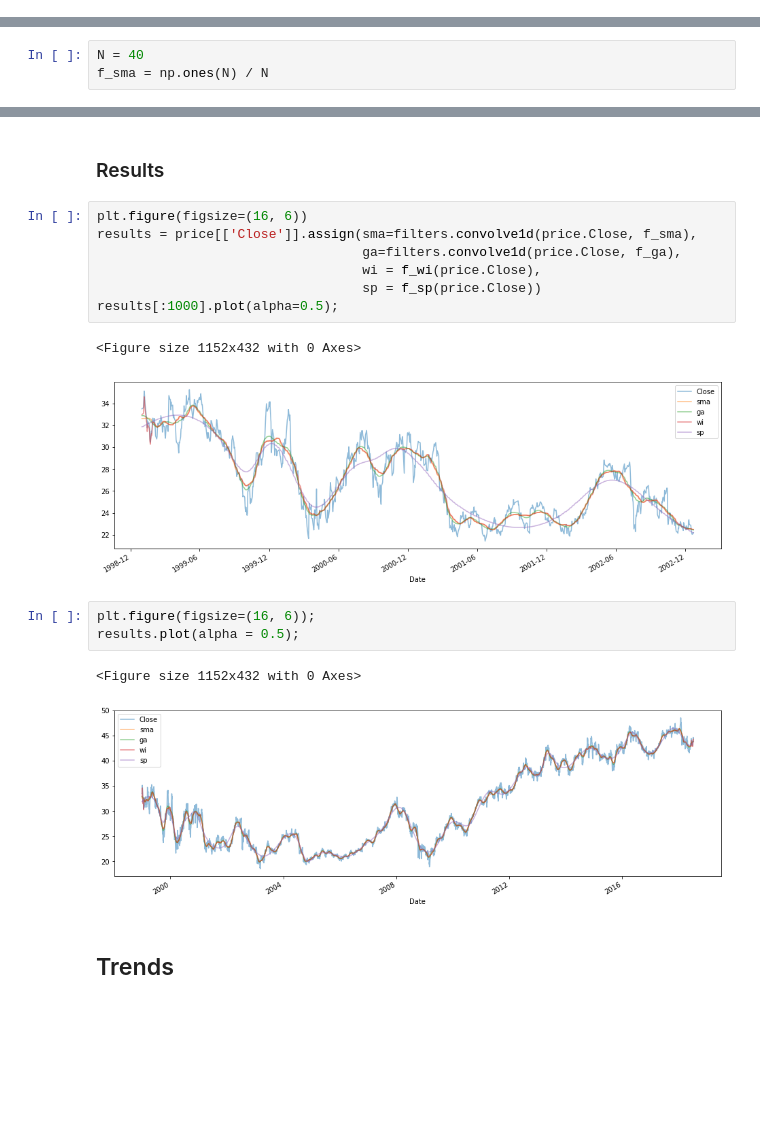
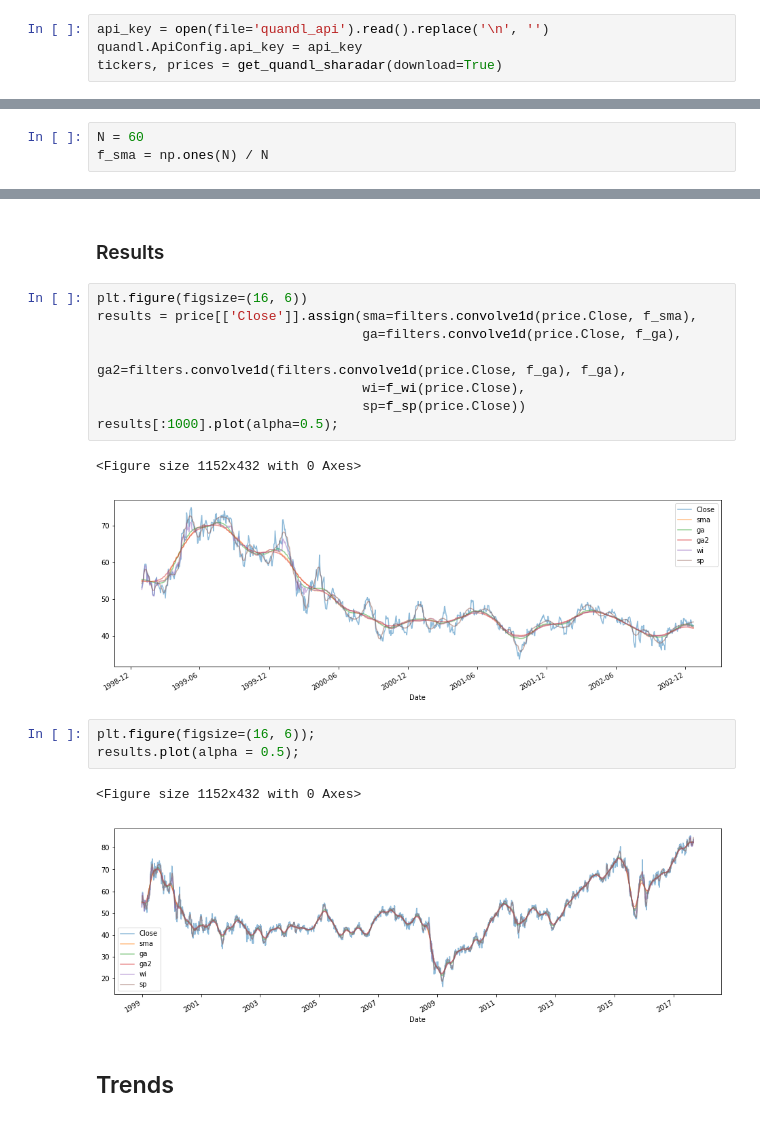
Before and after one commit to peerchen/trend-following-1, a Jupyter notebook: Finding the Trend.ipynb, the cells around one changed output, grey strips where cells are left out. Cells and saved outputs as stored; diff of their text form; blank space fills up the shorter version.

```diff
--- a/Finding the Trend.ipynb
+++ b/Finding the Trend.ipynb
@@ -24,3 +22,7 @@ tickers, prices = get_quandl_sharadar()
+# %%
+api_key = open(file='quandl_api').read().replace('\n', '')
+quandl.ApiConfig.api_key = api_key
+tickers, prices = get_quandl_sharadar(download=True)
 # %%
 prices
 # %% [output]
@@ -61,7 +63,7 @@ import scipy.optimize as op
 # %% [markdown]
 ### Linear
 # %%
-N = 40
+N = 60
 f_sma = np.ones(N) / N
 # %% [markdown]
 ### Gaussian
@@ -89,19 +91,20 @@ f_sp = lambda x: UnivariateSpline(np.arange(len(x)), x)(np.arange(len(x)))
 # %%
 plt.figure(figsize=(16, 6))
 results = price[['Close']].assign(sma=filters.convolve1d(price.Close, f_sma),
                                   ga=filters.convolve1d(price.Close, f_ga),
-                                  wi = f_wi(price.Close),
-                                  sp = f_sp(price.Close))
+                                  ga2=filters.convolve1d(filters.convolve1d(price.Close, f_ga), f_ga),
+                                  wi=f_wi(price.Close),
+                                  sp=f_sp(price.Close))
 results[:1000].plot(alpha=0.5);
 # %% [output]
 <Figure size 1152x432 with 0 Axes>
-[figure, old version]
+[figure, new version]
 # %%
 plt.figure(figsize=(16, 6));
 results.plot(alpha = 0.5);
 # %% [output]
 <Figure size 1152x432 with 0 Axes>
-[figure, old version]
+[figure, new version]
 # %% [markdown]
 ## Trends
 # %% [markdown]
```
Also changed, not shown: parts of 14 cells of this notebook.
